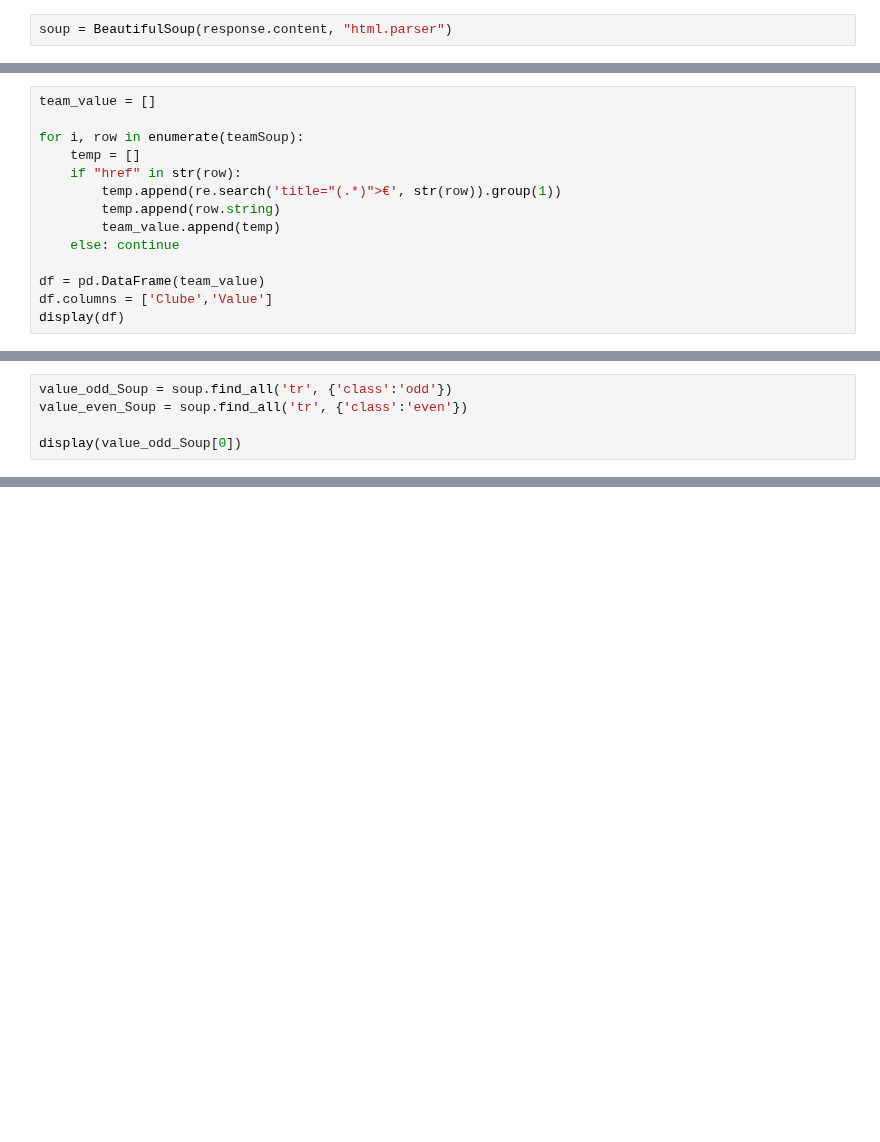
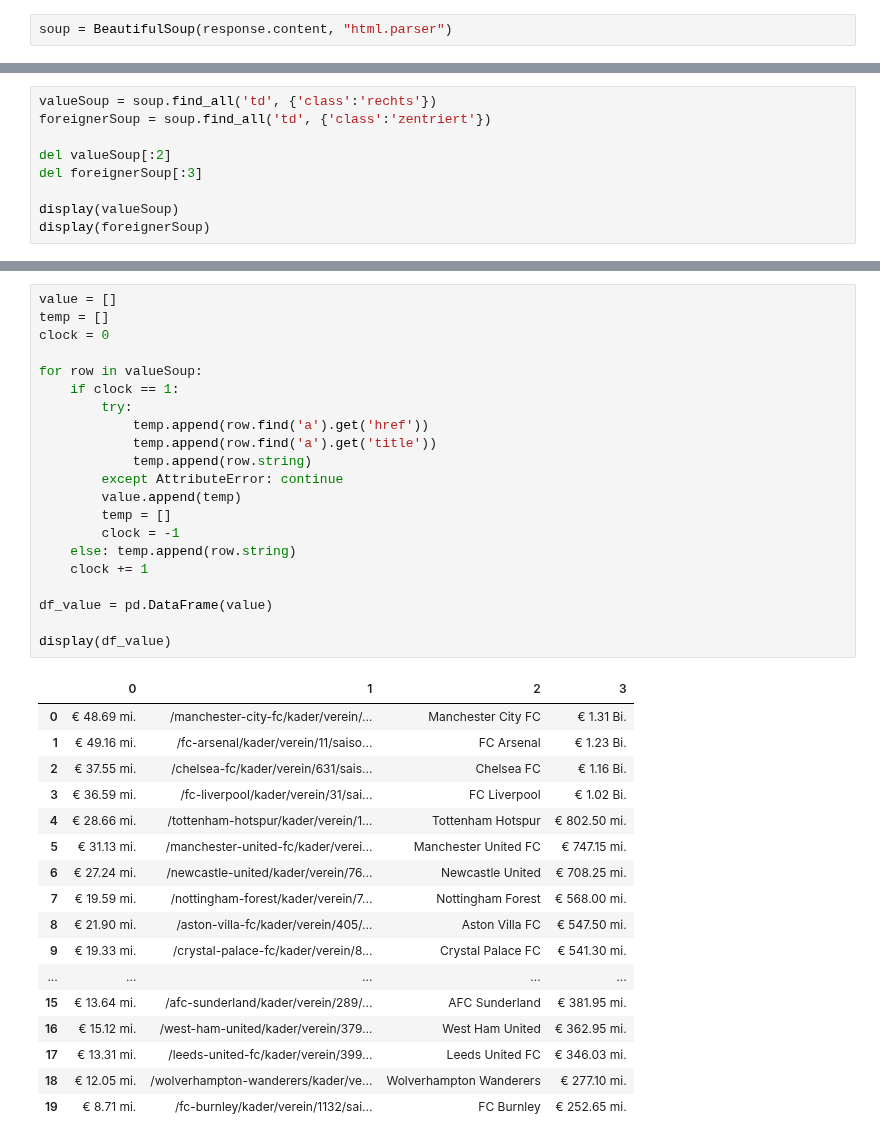
Before and after one commit to DaviGriebler/transfermarkt_scraping, a Jupyter notebook: scraping_value.ipynb, the cells around one changed output, grey strips where cells are left out. Saved outputs shown, nothing was run; the diff lists cells and outputs as text; blank space fills up the shorter version.

```diff
--- a/scraping_value.ipynb
+++ b/scraping_value.ipynb
@@ -55,14 +19,0 @@ yo
-# %%
-team_value = []
-
-for i, row in enumerate(teamSoup):
-    temp = []
-    if "href" in str(row):
-        temp.append(re.search('title="(.*)">€', str(row)).group(1))
-        temp.append(row.string)
-        team_value.append(temp)
-    else: continue
-
-df = pd.DataFrame(team_value)
-df.columns = ['Clube','Value']
-display(df)
@@ -150,6 +20,10 @@ display(df_plantel)
 # %%
-value_odd_Soup = soup.find_all('tr', {'class':'odd'})
-value_even_Soup = soup.find_all('tr', {'class':'even'})
+valueSoup = soup.find_all('td', {'class':'rechts'})
+foreignerSoup = soup.find_all('td', {'class':'zentriert'})
 
-display(value_odd_Soup[0])
+del valueSoup[:2]
+del foreignerSoup[:3]
+
+display(valueSoup)
+display(foreignerSoup)
 # %% [output]
@@ -165,0 +81,39 @@ None
+# %%
+value = []
+temp = []
+clock = 0
+
+for row in valueSoup:
+    if clock == 1:
+        try:
+            temp.append(row.find('a').get('href'))
+            temp.append(row.find('a').get('title'))
+            temp.append(row.string)
+        except AttributeError: continue
+        value.append(temp)
+        temp = []
+        clock = -1
+    else: temp.append(row.string)
+    clock += 1
+
+df_value = pd.DataFrame(value)
+
+display(df_value)
+# %% [output]
+|  | 0 | 1 | 2 | 3 |
+| 0 | € 48.69 mi. | /manchester-city-fc/kader/verein/... | Manchester City FC | € 1.31 Bi. |
+| 1 | € 49.16 mi. | /fc-arsenal/kader/verein/11/saiso... | FC Arsenal | € 1.23 Bi. |
+| 2 | € 37.55 mi. | /chelsea-fc/kader/verein/631/sais... | Chelsea FC | € 1.16 Bi. |
+| 3 | € 36.59 mi. | /fc-liverpool/kader/verein/31/sai... | FC Liverpool | € 1.02 Bi. |
+| 4 | € 28.66 mi. | /tottenham-hotspur/kader/verein/1... | Tottenham Hotspur | € 802.50 mi. |
+| 5 | € 31.13 mi. | /manchester-united-fc/kader/verei... | Manchester United FC | € 747.15 mi. |
+| 6 | € 27.24 mi. | /newcastle-united/kader/verein/76... | Newcastle United | € 708.25 mi. |
+| 7 | € 19.59 mi. | /nottingham-forest/kader/verein/7... | Nottingham Forest | € 568.00 mi. |
+| 8 | € 21.90 mi. | /aston-villa-fc/kader/verein/405/... | Aston Villa FC | € 547.50 mi. |
+| 9 | € 19.33 mi. | /crystal-palace-fc/kader/verein/8... | Crystal Palace FC | € 541.30 mi. |
+| ... | ... | ... | ... | ... |
+| 15 | € 13.64 mi. | /afc-sunderland/kader/verein/289/... | AFC Sunderland | € 381.95 mi. |
+| 16 | € 15.12 mi. | /west-ham-united/kader/verein/379... | West Ham United | € 362.95 mi. |
+| 17 | € 13.31 mi. | /leeds-united-fc/kader/verein/399... | Leeds United FC | € 346.03 mi. |
+| 18 | € 12.05 mi. | /wolverhampton-wanderers/kader/ve... | Wolverhampton Wanderers | € 277.10 mi. |
+| 19 | € 8.71 mi. | /fc-burnley/kader/verein/1132/sai... | FC Burnley | € 252.65 mi. |
```
Also changed, not shown: parts of 8 cells of this notebook.
